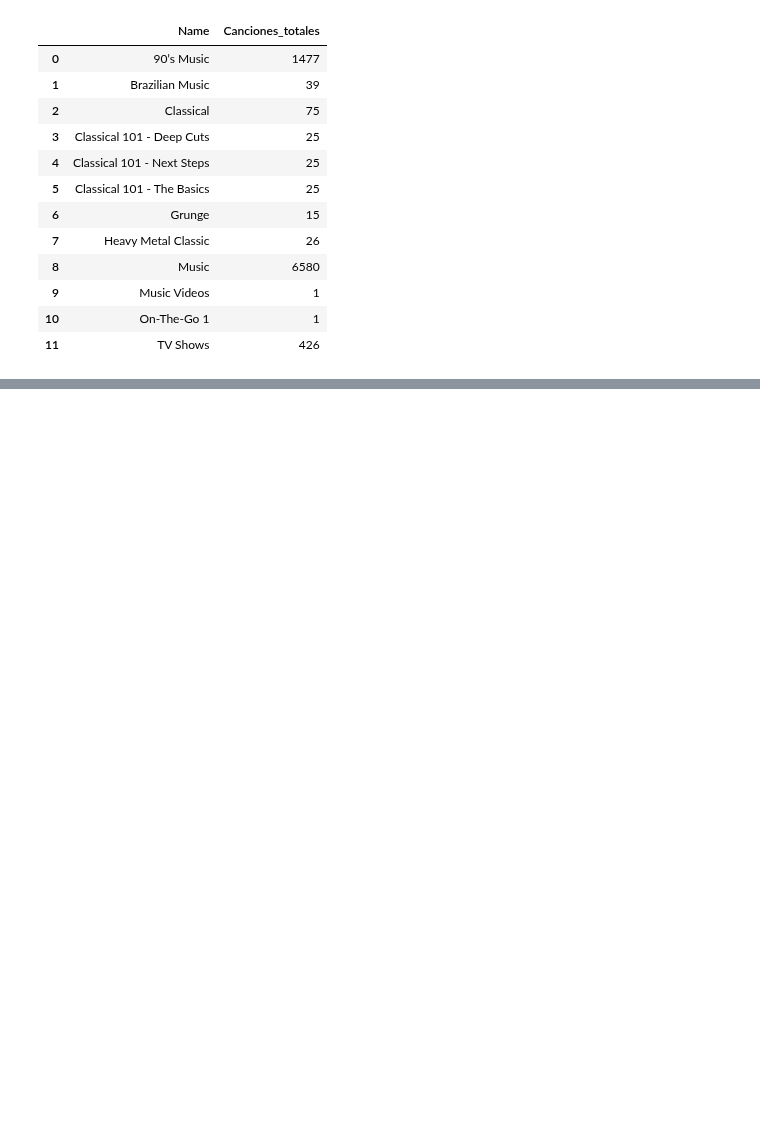
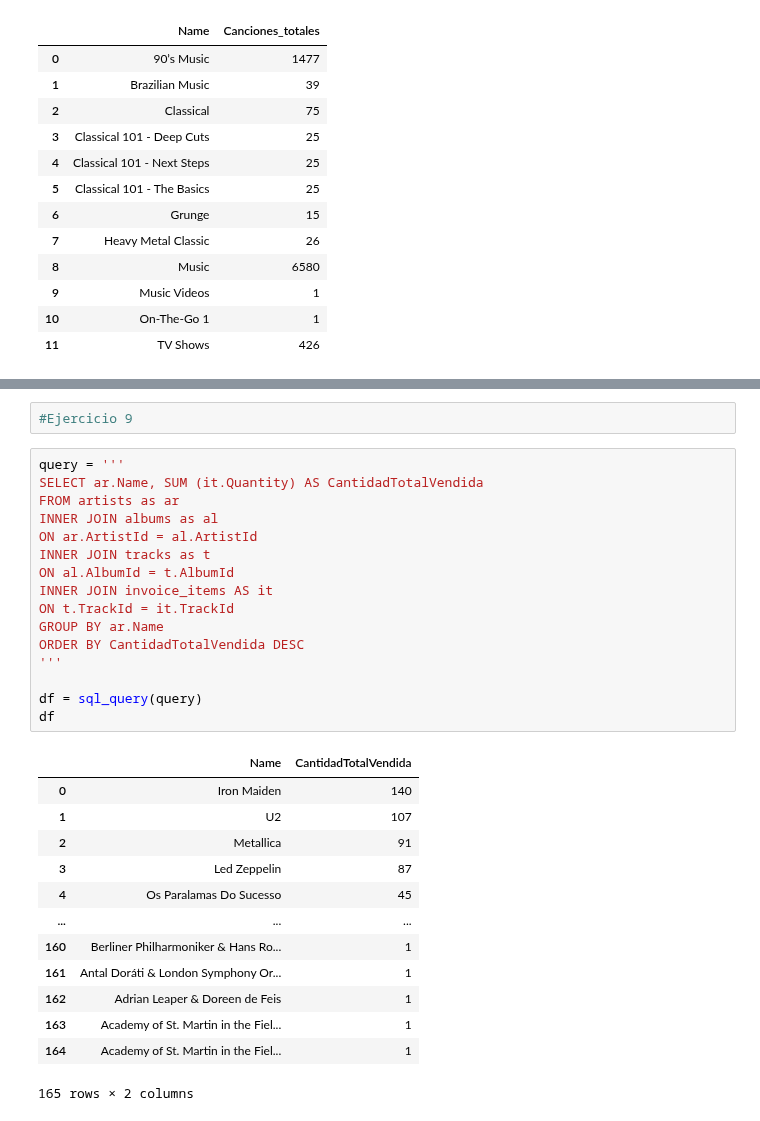
Before and after one commit to InigoLopez1999/2503_dsft_thebridge_inigolopez, a Jupyter notebook: 2-Data_Analysis/8-BBDD/SQL/Practica/1-Chinook/Ejercicio_Practico_SQL_Inigo_Lopez.ipynb, the cells around one changed output, grey strips where cells are left out. Drawn from its saved outputs; the diff is of its cells as text; blank space fills up the shorter version.

```diff
--- a/2-Data_Analysis/8-BBDD/SQL/Practica/1-Chinook/Ejercicio_Practico_SQL_Inigo_Lopez.ipynb
+++ b/2-Data_Analysis/8-BBDD/SQL/Practica/1-Chinook/Ejercicio_Practico_SQL_Inigo_Lopez.ipynb
@@ -476,0 +533,32 @@ df
+# %%
+#Ejercicio 9
+# %%
+query = '''
+SELECT ar.Name, SUM (it.Quantity) AS CantidadTotalVendida
+FROM artists as ar
+INNER JOIN albums as al
+ON ar.ArtistId = al.ArtistId
+INNER JOIN tracks as t
+ON al.AlbumId = t.AlbumId
+INNER JOIN invoice_items AS it
+ON t.TrackId = it.TrackId
+GROUP BY ar.Name
+ORDER BY CantidadTotalVendida DESC
+'''
+
+df = sql_query(query)
+df
+# %% [output]
+|  | Name | CantidadTotalVendida |
+| 0 | Iron Maiden | 140 |
+| 1 | U2 | 107 |
+| 2 | Metallica | 91 |
+| 3 | Led Zeppelin | 87 |
+| 4 | Os Paralamas Do Sucesso | 45 |
+| ... | ... | ... |
+| 160 | Berliner Philharmoniker & Hans Ro... | 1 |
+| 161 | Antal Doráti & London Symphony Or... | 1 |
+| 162 | Adrian Leaper & Doreen de Feis | 1 |
+| 163 | Academy of St. Martin in the Fiel... | 1 |
+| 164 | Academy of St. Martin in the Fiel... | 1 |
+165 rows × 2 columns
```
Also changed, not shown: parts of 4 cells of this notebook.
